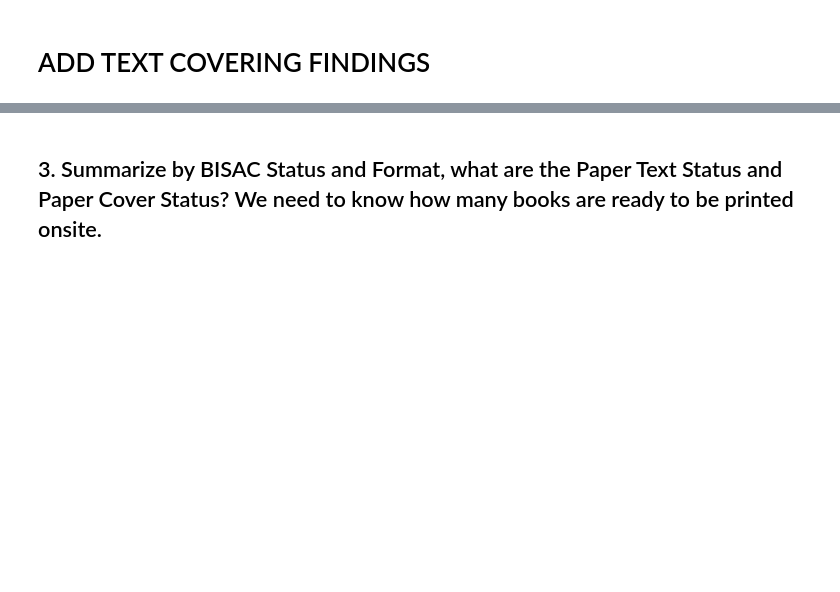
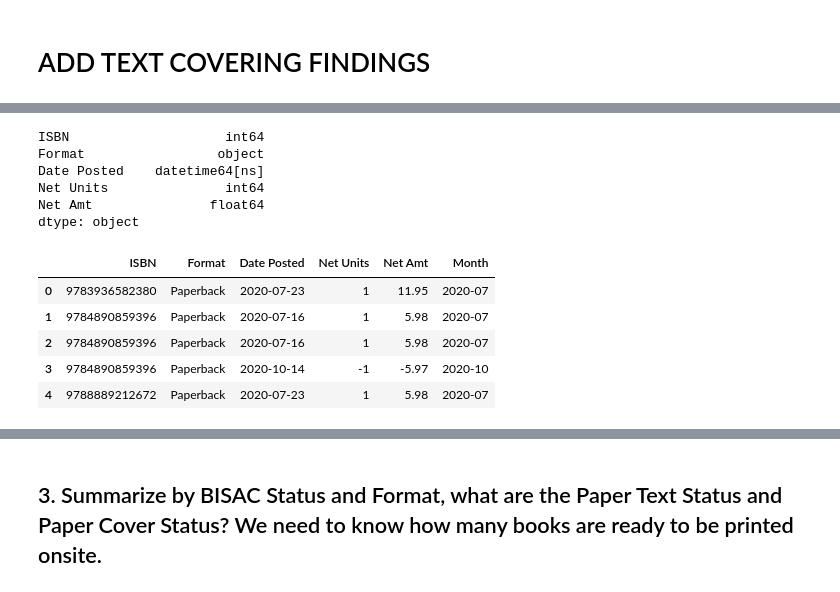
Before and after one commit to Achan40/uofc-data-analyst-challenge, a Jupyter notebook: notebook/answer.ipynb, the cells around one changed output, grey strips where cells are left out. Saved outputs shown, nothing was run; the diff lists cells and outputs as text; code cells hidden in the pictures; blank space fills up the shorter version.

```diff
--- a/notebook/answer.ipynb
+++ b/notebook/answer.ipynb
@@ -49,0 +88,21 @@ q1
+# %%
+# Checking types
+q2.dtypes
+# %% [output]
+ISBN                    int64
+Format                 object
+Date Posted    datetime64[ns]
+Net Units               int64
+Net Amt               float64
+dtype: object
+# %%
+# Make a month column
+q2['Month'] = q2['Date Posted'].dt.to_period('M')
+q2.head()
+# %% [output]
+|  | ISBN | Format | Date Posted | Net Units | Net Amt | Month |
+| 0 | 9783936582380 | Paperback | 2020-07-23 | 1 | 11.95 | 2020-07 |
+| 1 | 9784890859396 | Paperback | 2020-07-16 | 1 | 5.98 | 2020-07 |
+| 2 | 9784890859396 | Paperback | 2020-07-16 | 1 | 5.98 | 2020-07 |
+| 3 | 9784890859396 | Paperback | 2020-10-14 | -1 | -5.97 | 2020-10 |
+| 4 | 9788889212672 | Paperback | 2020-07-23 | 1 | 5.98 | 2020-07 |
```
Also changed, not shown: parts of 8 cells of this notebook.
